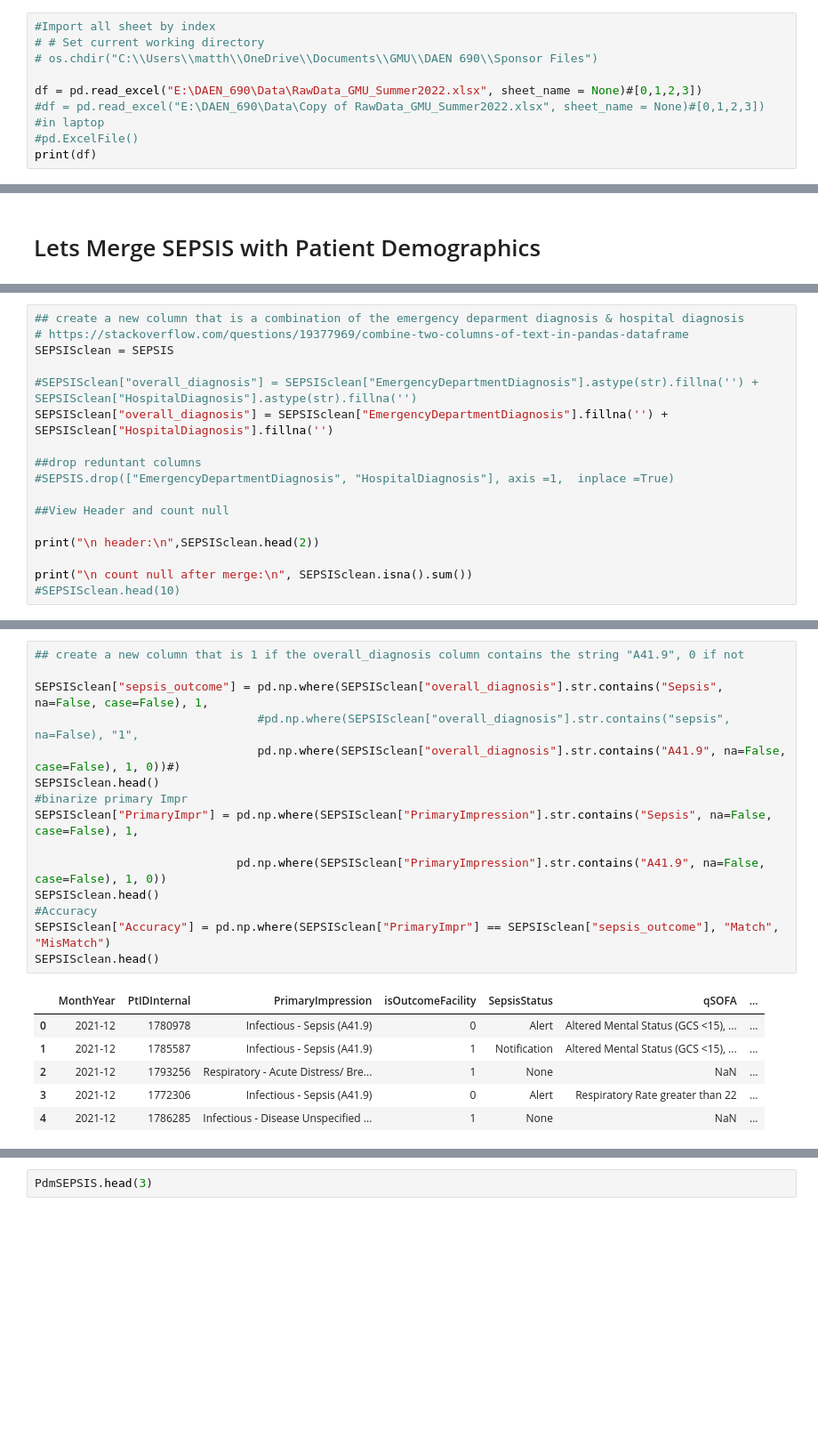
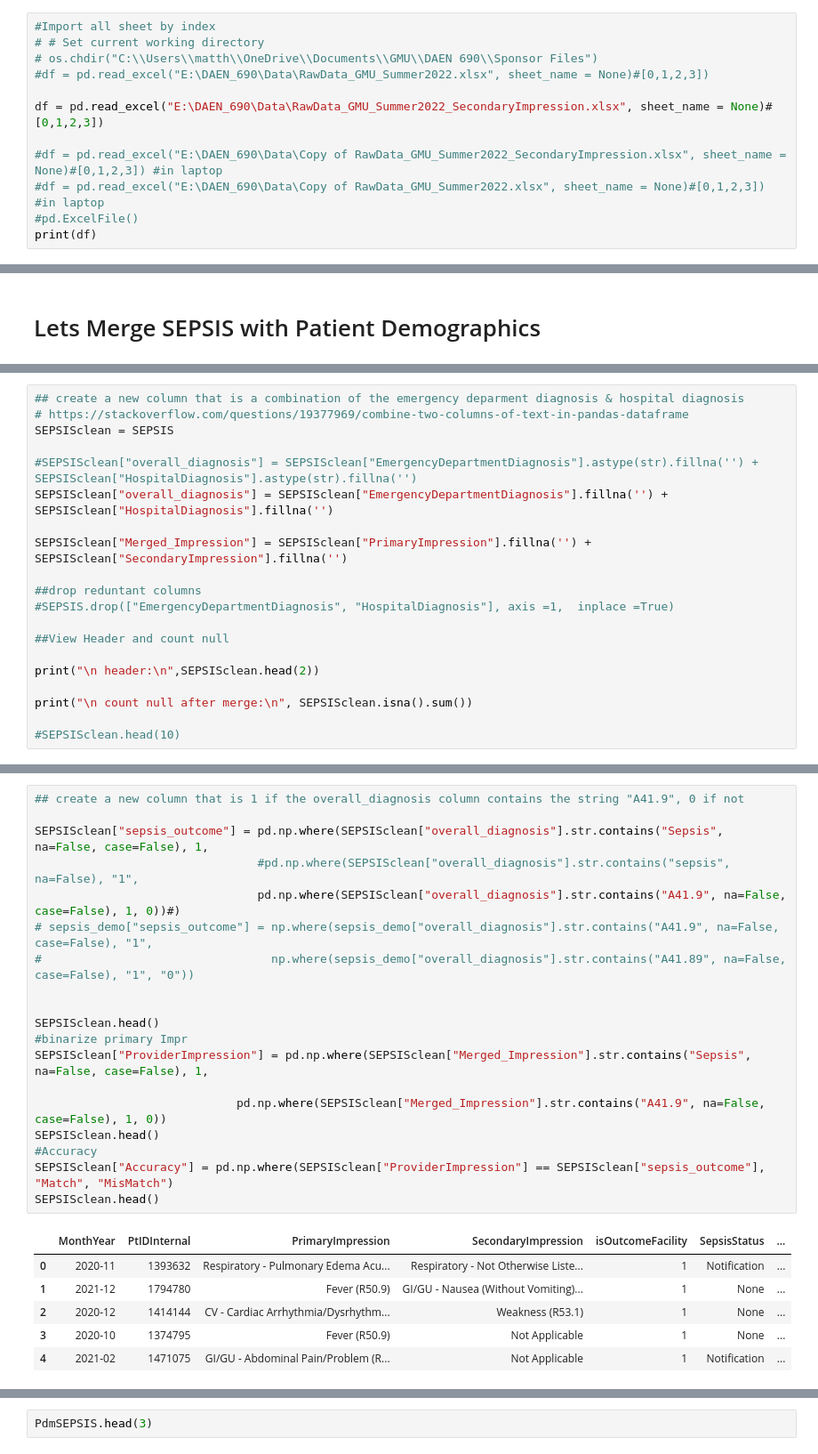
Before and after one commit to blesssong2020/Fairfax-Consultants---Summer2022-DEAN690, a Jupyter notebook: FFConsultants.ipynb, the cells around one changed output, grey strips where cells are left out. Shown at 89% size. Cells and saved outputs as stored; diff of their text form; blank space fills up the shorter version.

```diff
--- a/FFConsultants.ipynb
+++ b/FFConsultants.ipynb
@@ -74,8 +76,11 @@ DataTransformerRegistry.enable('json')
 #Import all sheet by index
 # # Set current working directory
 # os.chdir("C:\\Users\\matth\\OneDrive\\Documents\\GMU\\DAEN 690\\Sponsor Files")
+#df = pd.read_excel("E:\DAEN_690\Data\RawData_GMU_Summer2022.xlsx", sheet_name = None)#[0,1,2,3])
 
-df = pd.read_excel("E:\DAEN_690\Data\RawData_GMU_Summer2022.xlsx", sheet_name = None)#[0,1,2,3])
+df = pd.read_excel("E:\DAEN_690\Data\RawData_GMU_Summer2022_SecondaryImpression.xlsx", sheet_name = None)#[0,1,2,3])
+
+#df = pd.read_excel("E:\DAEN_690\Data\Copy of RawData_GMU_Summer2022_SecondaryImpression.xlsx", sheet_name = None)#[0,1,2,3]) #in laptop
 #df = pd.read_excel("E:\DAEN_690\Data\Copy of RawData_GMU_Summer2022.xlsx", sheet_name = None)#[0,1,2,3]) #in laptop
 #pd.ExcelFile()
 print(df)
@@ -496,6 +550,8 @@ SEPSISclean = SEPSIS
 
 #SEPSISclean["overall_diagnosis"] = SEPSISclean["EmergencyDepartmentDiagnosis"].astype(str).fillna('') + SEPSISclean["HospitalDiagnosis"].astype(str).fillna('')
 SEPSISclean["overall_diagnosis"] = SEPSISclean["EmergencyDepartmentDiagnosis"].fillna('') + SEPSISclean["HospitalDiagnosis"].fillna('')
+
+SEPSISclean["Merged_Impression"] = SEPSISclean["PrimaryImpression"].fillna('') + SEPSISclean["SecondaryImpression"].fillna('')
 
 ##drop reduntant columns
 #SEPSIS.drop(["EmergencyDepartmentDiagnosis", "HospitalDiagnosis"], axis =1,  inplace =True)
@@ -505,6 +561,7 @@ SEPSISclean["overall_diagnosis"] = SEPSISclean["EmergencyDepartmentDiagnosis"].f
 print("\n header:\n",SEPSISclean.head(2))
 
 print("\n count null after merge:\n", SEPSISclean.isna().sum())
+
 #SEPSISclean.head(10)
 # %% [output]
  header:
@@ -543,22 +602,26 @@ dtype: int64
 # %%
 ## create a new column that is 1 if the overall_diagnosis column contains the string "A41.9", 0 if not
 
 SEPSISclean["sepsis_outcome"] = pd.np.where(SEPSISclean["overall_diagnosis"].str.contains("Sepsis", na=False, case=False), 1,
                                 #pd.np.where(SEPSISclean["overall_diagnosis"].str.contains("sepsis", na=False), "1",
                                 pd.np.where(SEPSISclean["overall_diagnosis"].str.contains("A41.9", na=False, case=False), 1, 0))#)
+# sepsis_demo["sepsis_outcome"] = np.where(sepsis_demo["overall_diagnosis"].str.contains("A41.9", na=False, case=False), "1",
+#                                 np.where(sepsis_demo["overall_diagnosis"].str.contains("A41.89", na=False, case=False), "1", "0"))
+
+
 SEPSISclean.head()
 #binarize primary Impr
-SEPSISclean["PrimaryImpr"] = pd.np.where(SEPSISclean["PrimaryImpression"].str.contains("Sepsis", na=False, case=False), 1,
+SEPSISclean["ProviderImpression"] = pd.np.where(SEPSISclean["Merged_Impression"].str.contains("Sepsis", na=False, case=False), 1,
 
-                             pd.np.where(SEPSISclean["PrimaryImpression"].str.contains("A41.9", na=False, case=False), 1, 0))
+                             pd.np.where(SEPSISclean["Merged_Impression"].str.contains("A41.9", na=False, case=False), 1, 0))
 SEPSISclean.head()
 #Accuracy
-SEPSISclean["Accuracy"] = pd.np.where(SEPSISclean["PrimaryImpr"] == SEPSISclean["sepsis_outcome"], "Match", "MisMatch")
+SEPSISclean["Accuracy"] = pd.np.where(SEPSISclean["ProviderImpression"] == SEPSISclean["sepsis_outcome"], "Match", "MisMatch")
 SEPSISclean.head()
 # %% [output]
-|  | MonthYear | PtIDInternal | PrimaryImpression | isOutcomeFacility | SepsisStatus | qSOFA | ... |
-| 0 | 2021-12 | 1780978 | Infectious - Sepsis (A41.9) | 0 | Alert | Altered Mental Status (GCS <15), ... | ... |
-| 1 | 2021-12 | 1785587 | Infectious - Sepsis (A41.9) | 1 | Notification | Altered Mental Status (GCS <15), ... | ... |
-| 2 | 2021-12 | 1793256 | Respiratory - Acute Distress/ Bre... | 1 | None | NaN | ... |
-| 3 | 2021-12 | 1772306 | Infectious - Sepsis (A41.9) | 0 | Alert | Respiratory Rate greater than 22 | ... |
-| 4 | 2021-12 | 1786285 | Infectious - Disease Unspecified ... | 1 | None | NaN | ... |
+|  | MonthYear | PtIDInternal | PrimaryImpression | SecondaryImpression | isOutcomeFacility | SepsisStatus | ... |
+| 0 | 2020-11 | 1393632 | Respiratory - Pulmonary Edema Acu... | Respiratory - Not Otherwise Liste... | 1 | Notification | ... |
+| 1 | 2021-12 | 1794780 | Fever (R50.9) | GI/GU - Nausea (Without Vomiting)... | 1 | None | ... |
+| 2 | 2020-12 | 1414144 | CV - Cardiac Arrhythmia/Dysrhythm... | Weakness (R53.1) | 1 | None | ... |
+| 3 | 2020-10 | 1374795 | Fever (R50.9) | Not Applicable | 1 | None | ... |
+| 4 | 2021-02 | 1471075 | GI/GU - Abdominal Pain/Problem (R... | Not Applicable | 1 | Notification | ... |
```
Also changed, not shown: parts of 32 cells of this notebook.
